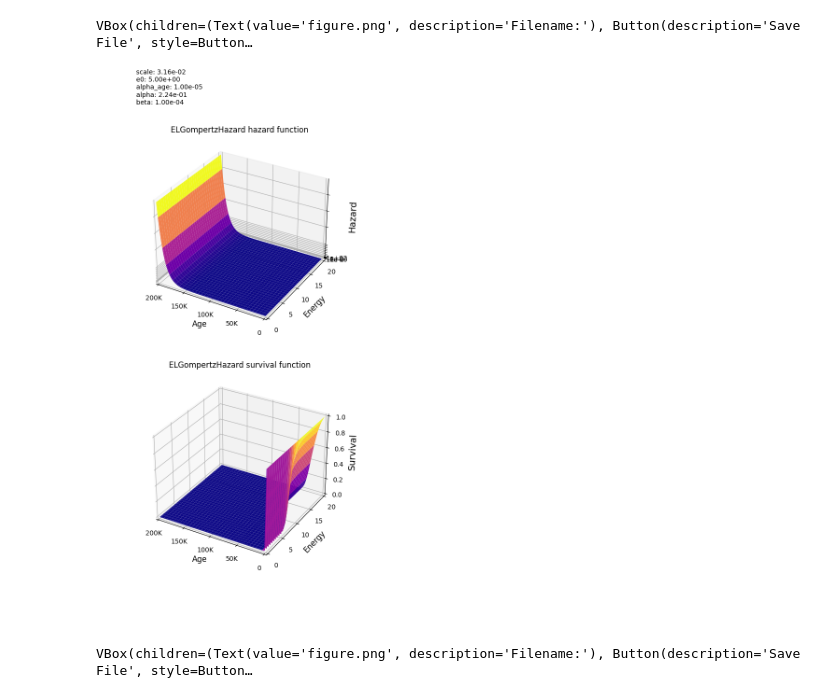
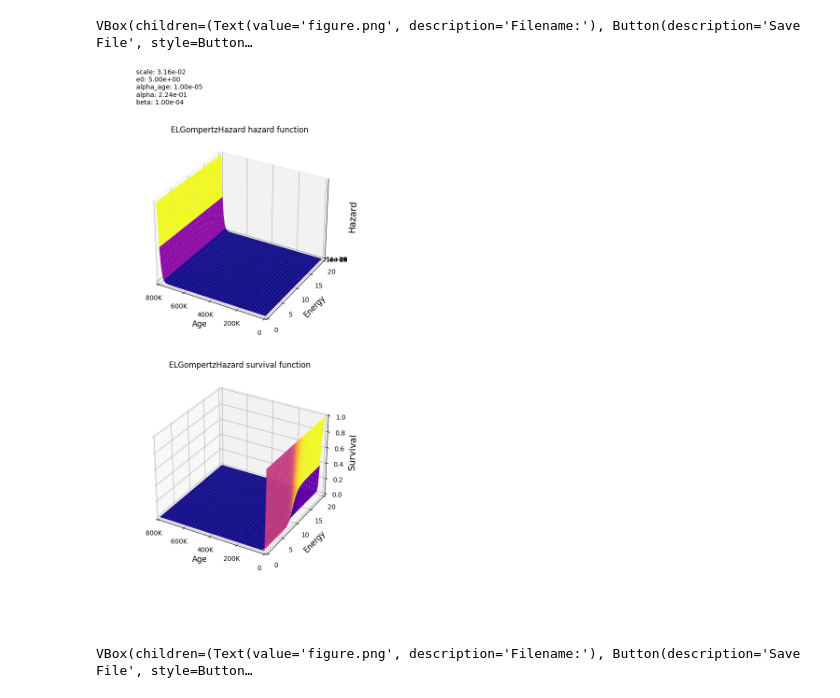
Before and after one commit to oist/emevo, a Jupyter notebook: notebooks/bd_rate.ipynb, the cells around one changed output. Saved outputs shown, nothing was run; the diff lists cells and outputs as text; code cells hidden in the pictures.

```diff
--- a/notebooks/bd_rate.ipynb
+++ b/notebooks/bd_rate.ipynb
@@ -234,18 +232,18 @@ def make_birth_widget(
 # %%
 make_hazard_widget(
     scale=(1e-3, 1.0),
     e0=(0, 10, False),
     alpha_age=(1e-7, 1e-3),
     alpha=(0.1, 0.5),
     beta=(1e-5, 1e-3),
     methods=["hazard", "survival"],
-    age_max=200000,
+    age_max=800000,
     energy_max=20,
     hazard_cls=bd.ELGompertzHazard,
 )
 # %% [output]
 VBox(children=(Text(value='figure.png', description='Filename:'), Button(description='Save File', style=Button…
-[figure, old version]
+[figure, new version]
 # %%
 make_birth_widget(
     scale=(1e-6, 1e-3),
```
Also changed, not shown: parts of 1 cell of this notebook, 2 other files.
